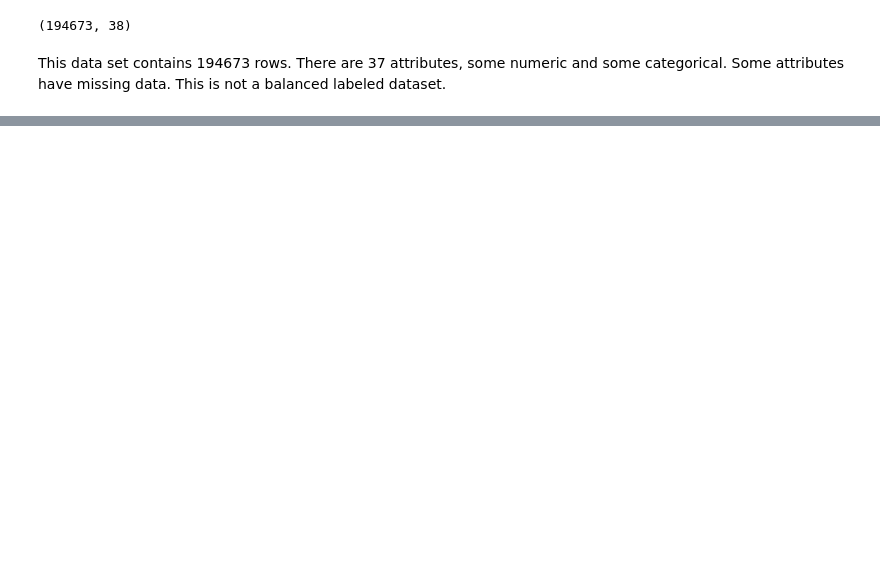
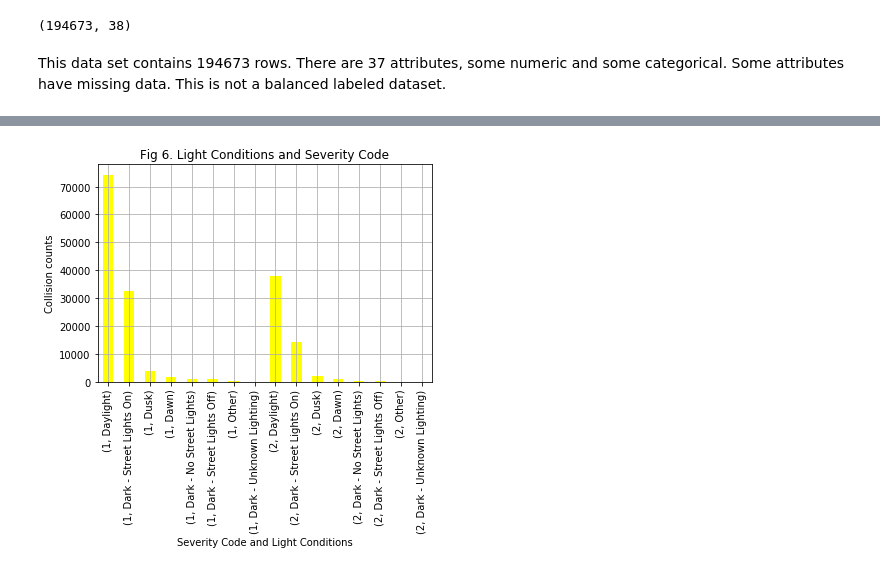
Before and after one commit to simona-vyc/Coursera_Capstone, a Jupyter notebook: Coursera Capstone Project.ipynb, the cells around one changed output, grey strips where cells are left out. Cells and saved outputs as stored; diff of their text form; code cells hidden in the pictures; blank space fills up the shorter version.

```diff
--- a/Coursera Capstone Project.ipynb
+++ b/Coursera Capstone Project.ipynb
@@ -137,0 +311,9 @@ df_data_2.head()
+# %%
+data = df_1.groupby(['SEVERITYCODE'])['LIGHTCOND'].value_counts()
+data.plot.bar(color='yellow')
+plt.title('Fig 6. Light Conditions and Severity Code')
+plt.xlabel('Severity Code and Light Conditions')
+plt.ylabel('Collision counts')
+plt.grid()
+# %% [output]
+[figure, added]
```
Also changed, not shown: parts of 110 cells of this notebook.
